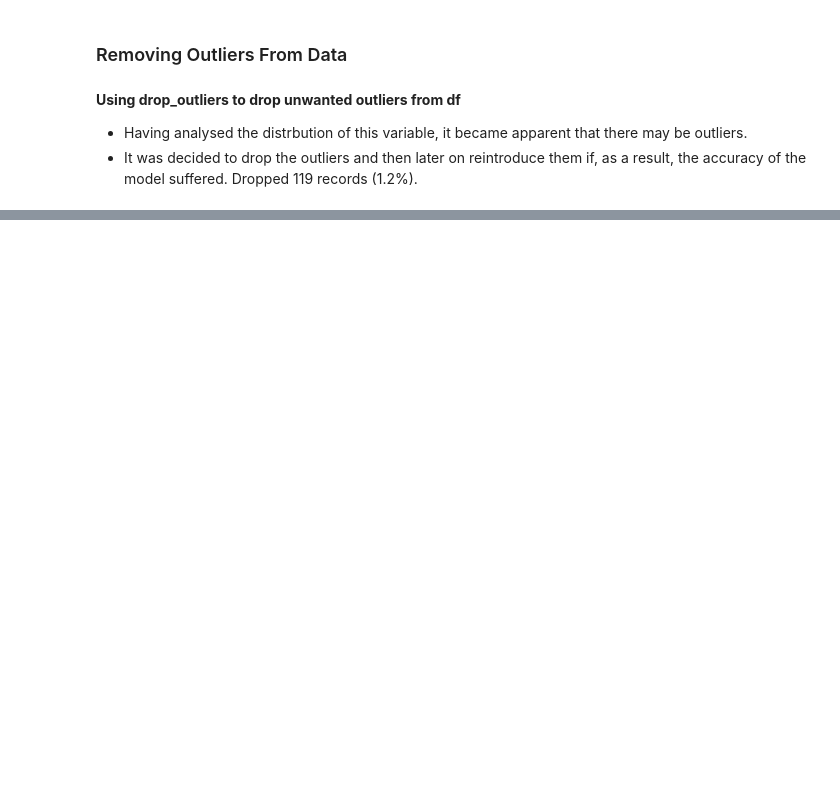
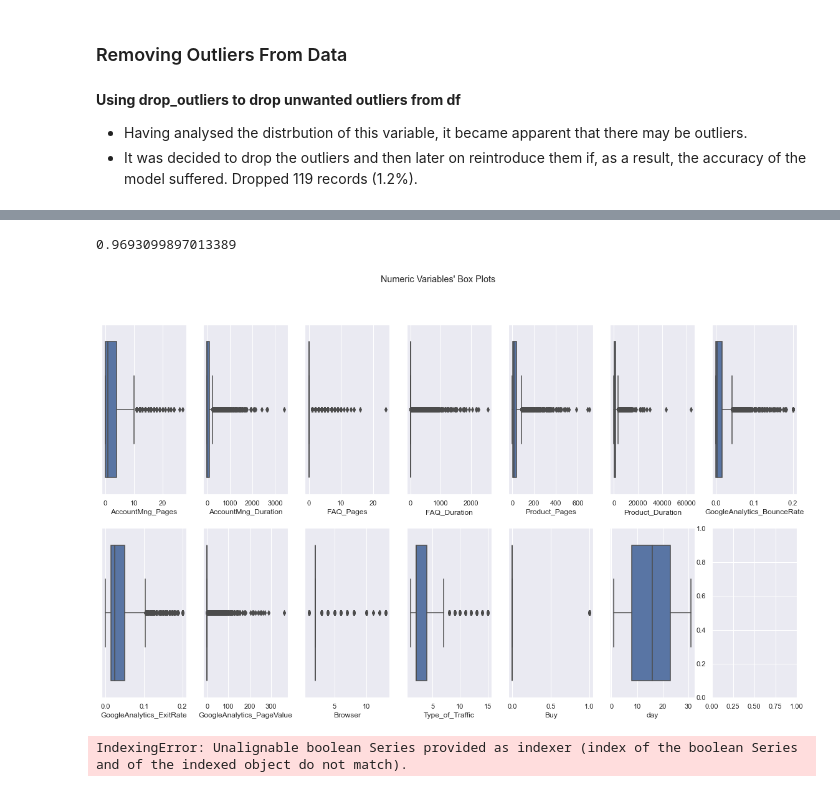
Before and after one commit to helenado/kaggle_ml_35, a Jupyter notebook: techscape-ecommerce/main.ipynb, the cells around one changed output, grey strips where cells are left out. Cells and saved outputs as stored; diff of their text form; code cells hidden in the pictures; blank space fills up the shorter version.

```diff
--- a/techscape-ecommerce/main.ipynb
+++ b/techscape-ecommerce/main.ipynb
@@ -184,3 +308,48 @@ df.groupby(df['Date'].dt.month).max()
+# %%
+9412/9710
+# %% [output]
+0.9693099897013389
+# %%
+# All Numeric Variables' Box Plots in one figure
+%matplotlib inline
+sns.set()
+
+# Prepare figure. Create individual axes where each box plot will be placed
+fig, axes = plt.subplots(2, ceil(len(metric_features) / 2), figsize=(20, 11))
+
+# Plot data
+# Iterate across axes objects and associate each box plot (hint: use the ax argument):
+for ax, feat in zip(axes.flatten(), metric_features): # Notice the zip() function and flatten() method
+    sns.boxplot(x=df[feat], ax=ax)
+
+# Layout
+# Add a centered title to the figure:
+title = "Numeric Variables' Box Plots"
+
+plt.suptitle(title)
+
+plt.show()
+# %% [output]
+[figure, added]
+# %%
+q25 = df.quantile(.25)
+q75 = df.quantile(.75)
+iqr = (q75 - q25)
+
+upper_lim = q75 + 1.5 * iqr
+lower_lim = q25 - 1.5 * iqr
+
+filters2 = []
+for metric in metric_features:
+    llim = lower_lim[metric]
+    ulim = upper_lim[metric]
+    filters2.append(df[metric].between(llim, ulim, inclusive=True))
+
+filters2 = pd.Series(np.all(filters2, 0))
+df_2 = df[filters2]
+print('Percentage of data kept after removing outliers:', np.round(df_2.shape[0] / df_original.shape[0], 4))
+# %% [output]
+IndexingError: Unalignable boolean Series provided as indexer (index of the boolean Series and of the indexed object do not match).
 # %%
 def drop_outliers(df, z_score, *columns):
     """Removes all outliers from relevant columns.
```
Also changed, not shown: parts of 13 cells of this notebook.
